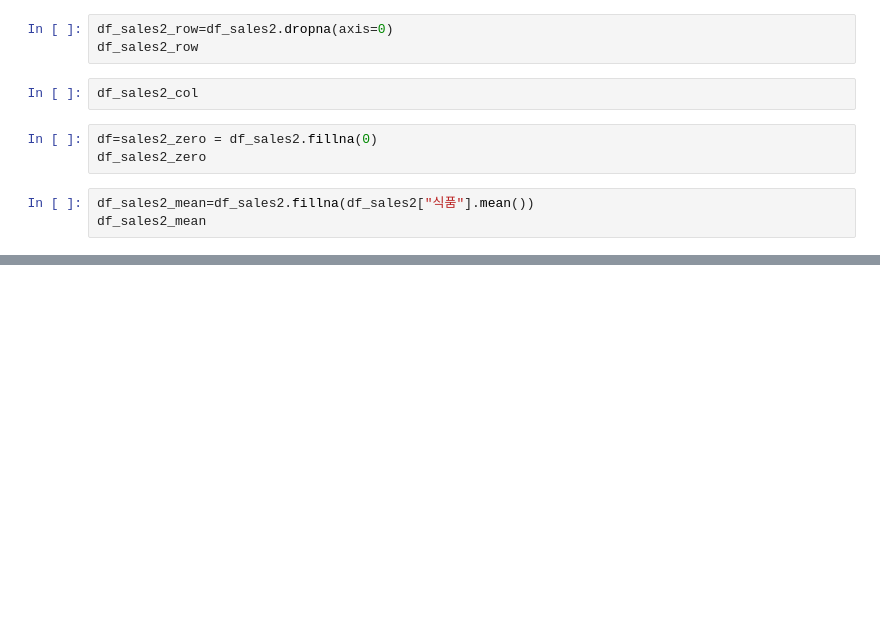
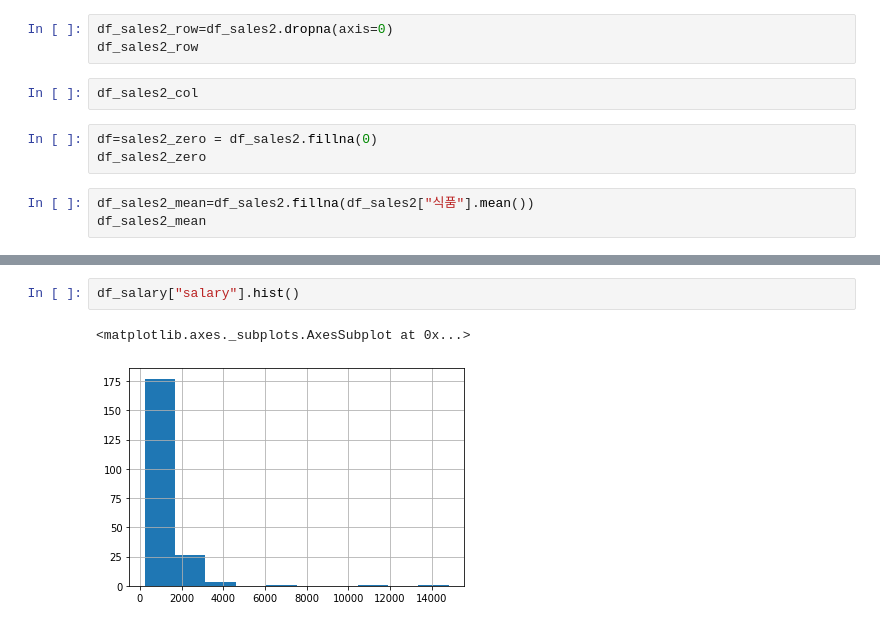
Before and after one commit to bigdatakang0000/START, a Jupyter notebook: 실습230103.ipynb, the cells around one changed output, grey strips where cells are left out. Saved outputs shown, nothing was run; the diff lists cells and outputs as text; blank space fills up the shorter version.

```diff
--- a/실습230103.ipynb
+++ b/실습230103.ipynb
@@ -275,0 +299,5 @@ df_sales2_mean
+# %%
+df_salary["salary"].hist()
+# %% [output]
+<matplotlib.axes._subplots.AxesSubplot at 0x...>
+[figure, added]
```
Also changed, not shown: parts of 7 cells of this notebook.
